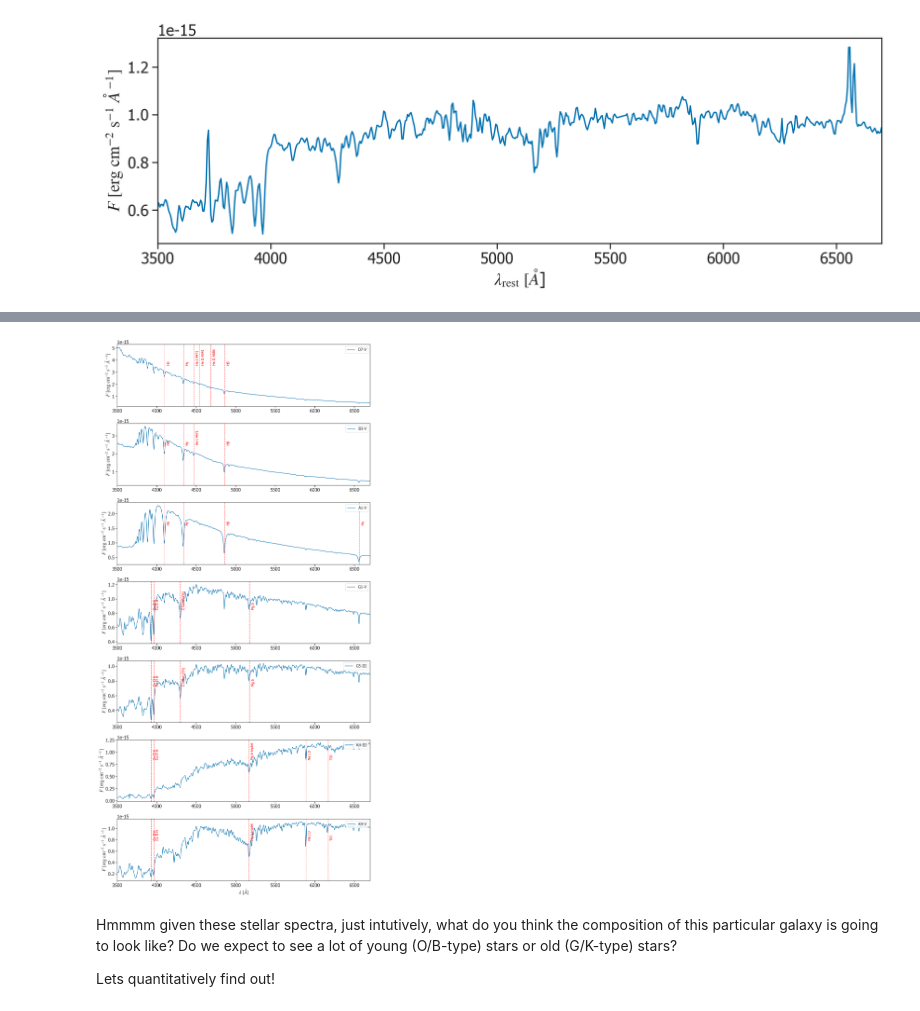
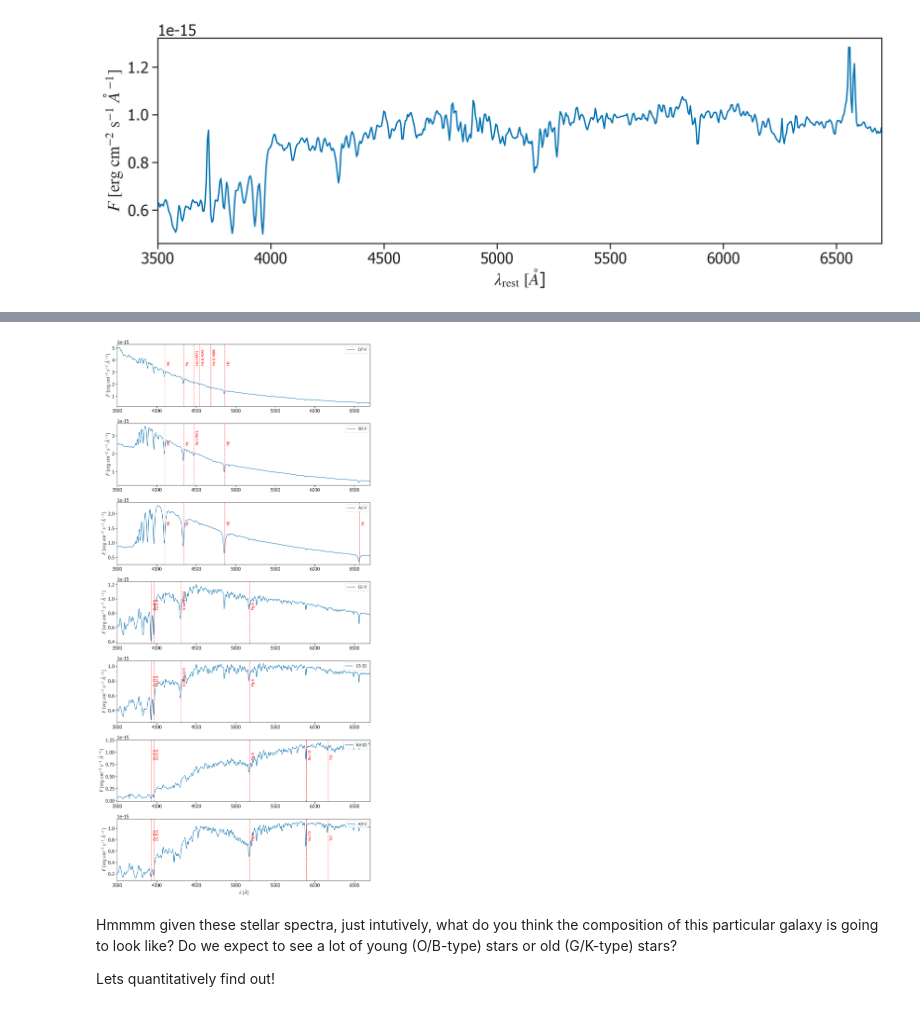
Before and after one commit to SunilSimha/ftsky_optical, a Jupyter notebook: spectroscopic_fits.ipynb, the cells around one changed output, grey strips where cells are left out. Drawn from its saved outputs; the diff is of its cells as text; code cells hidden in the pictures.

```diff
--- a/spectroscopic_fits.ipynb
+++ b/spectroscopic_fits.ipynb
@@ -99,85 +106,41 @@ So yes: it’s a huge, glorious mess! The practical way in is to decompose: firs
 
 Assume that the spectrum above is composed of stars of 7 spectral types. Lets construct a linear least-squares program that solves for the linear combination of stellar spectra that best reproduces the observed galaxy spectrum.
+# %%
+# Key spectral features by stellar type
+spectral_features = {
+    'O7-V': [(4102.89, "Hδ"), (4341.68, "Hγ"), (4862.68, "Hβ"), (4686, "He II 4686"), (4471, "He I 4471"), (4541, "He II 4541")],
+    'B3-V': [(4102.89, "Hδ"), (4341.68, "Hγ"), (4862.68, "Hβ"), (4471, "He I 4471")],
+    'A1-V': [(4102.89, "Hδ"), (4341.68, "Hγ"), (4862.68, "Hβ"), (6564.61, "Hα")],
+    'G1-V': [(3934.777, "Ca II K"), (3969.588, "Ca II H"), (4305.61, "G band (CH)"), (5176.7, "Mg b")],
+    'G5-III': [(3934.777, "Ca II K"), (3969.588, "Ca II H"), (4305.61, "G band (CH)"), (5176.7, "Mg b")],
+    'K4-III': [(3934.777, "Ca II K"), (3969.588, "Ca II H"), (5176.7, "Mg b"), (5895.6, "Na I D"), (6170, "TiO")],
+    'K4-V': [(3934.777, "Ca II K"), (3969.588, "Ca II H"), (5176.7, "Mg b"), (5895.6, "Na I D"), (6170, "TiO")],
+}
+stellar_types = list(spectral_features.keys())
 # %%
-import matplotlib.pyplot as plt
-import pandas as pd
-
-stellar_types = ['O7-V', 'B3-V', 'A1-V', 'G1-V', 'G5-III', 'K4-III', 'K4-V']
 fig, axes = plt.subplots(len(stellar_types), 1, figsize=(14, 4*7))
-
-# Key spectral features by stellar type
-spectral_features = {
-    'O7-V': [
-        (4102, "Hδ"),
-        (4341, "Hγ"),
-        (4861, "Hβ"),
-        (4686, "He II 4686"),
-        (4471, "He I 4471"),
-        (4541, "He II 4541"),
-    ],
-    'B3-V': [
-        (4102, "Hδ"),
-        (4341, "Hγ"),
-        (4861, "Hβ"),
-        (4471, "He I 4471"),
-    ],
-    'A1-V': [
-        (4102, "Hδ"),
-        (4341, "Hγ"),
-        (4861, "Hβ"),
-        (6563, "Hα"),
-    ],
-    'G1-V': [
-        (3934, "Ca II K"),
-        (3969, "Ca II H"),
-        (4300, "G band (CH)"),
-        (5175, "Mg b"),
-    ],
-    'G5-III': [
-        (3934, "Ca II K"),
-        (3969, "Ca II H"),
-        (4300, "G band (CH)"),
-        (5175, "Mg b"),
-    ],
-    'K4-III': [
-        (3934, "Ca II K"),
-        (3969, "Ca II H"),
-        (5167, "Mg b triplet"),
-        (5890, "Na I D"),
-        (6170, "TiO"),
-    ],
-    'K4-V': [
-        (3934, "Ca II K"),
-        (3969, "Ca II H"),
-        (5167, "Mg b triplet"),
-        (5890, "Na I D"),
-        (6170, "TiO"),
-    ],
-}
 
 stellar_spectra = []
 for i in range(len(stellar_types)):
     stellar_type = stellar_types[i]
-    data = pd.read_csv(f"data/{stellar_type}.dat", sep=' ')
-    data = data[data["lambda"] <= 6700]
+    data = pd.read_csv(f"data/{stellar_type}.dat", sep=' '); data = data[data["lambda"] <= 6700]
     stellar_spectra.append(data["Flambda"])
     axes[i].plot(data["lambda"], data["Flambda"]*1e-17, label=stellar_type)
     axes[i].set_xlim(3500, 6700)
     axes[i].legend(fontsize=14, loc="upper right")
     axes[i].set_ylabel(r"$F~[\mathrm{erg}~\mathrm{cm}^{-2}~\mathrm{s}^{-1}~\AA^{-1}]$")
 
     # Mark spectral features
     if stellar_type in spectral_features:
         for wl, label in spectral_features[stellar_type]:
             axes[i].axvline(wl, color='red', ls='--', alpha=0.7)
-            axes[i].text(wl+20, 0.7*max(data["Flambda"]*1e-17),
-                         label, rotation=90, va='bottom', ha='left', fontsize=12, color='red')
+            axes[i].text(wl+20, 0.7*max(data["Flambda"]*1e-17), label, rotation=90, va='bottom', ha='left', fontsize=12, color='red')
 
 axes[-1].set_xlabel(r'$\lambda~[\AA]$')
 plt.tight_layout()
 plt.show()
 # %% [output]
-[figure, old version]
+[figure, new version]
 # %% [markdown]
 Hmmmm given these stellar spectra, just intutively, what do you think the composition of this particular galaxy is going to look like? Do we expect to see a lot of young (O/B-type) stars or old (G/K-type) stars?
 
```
Also changed, not shown: parts of 18 cells of this notebook.
